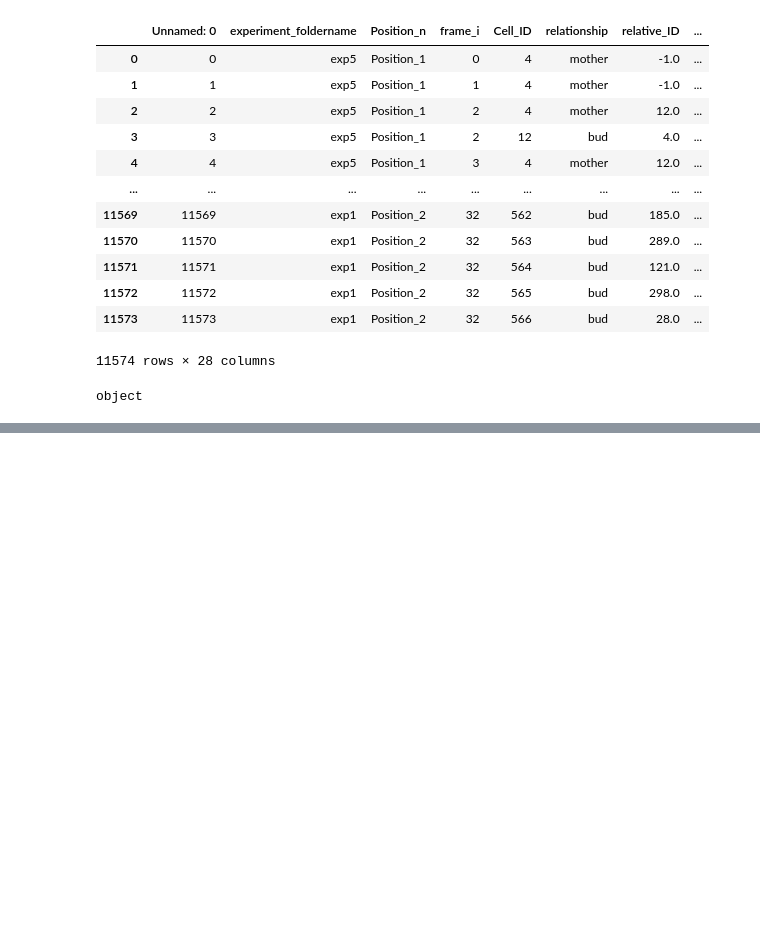
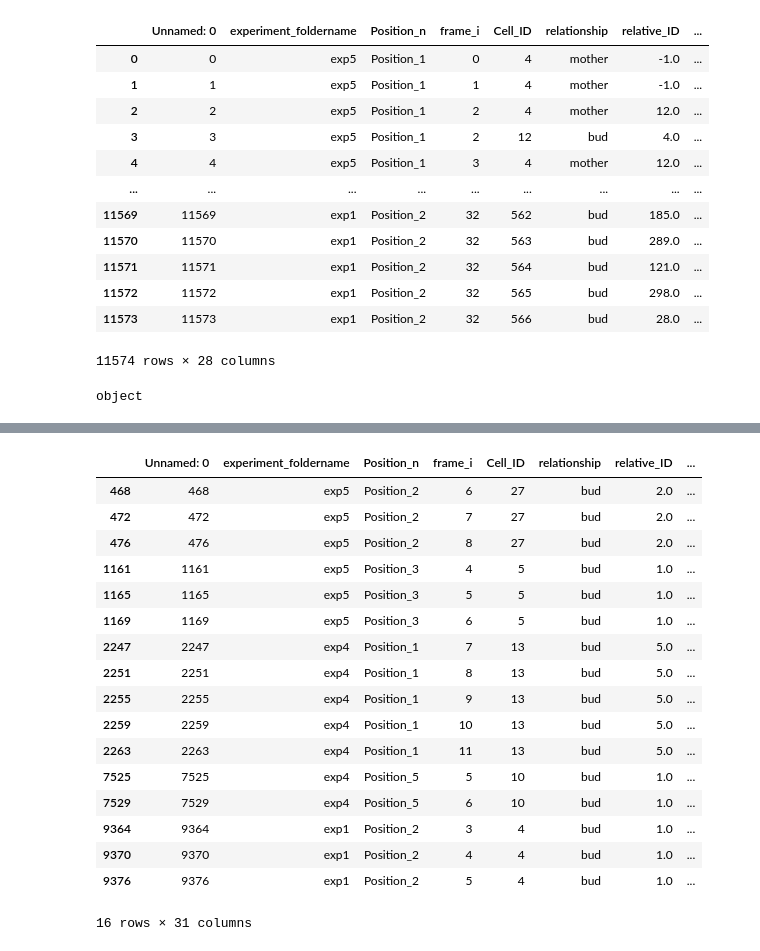
Before and after one commit to SchmollerLab/yeast_mito_segregation_with_growth_rate, a Jupyter notebook: python/data_analysis/lateral_buds.ipynb, the cells around one changed output, grey strips where cells are left out. Saved outputs shown, nothing was run; the diff lists cells and outputs as text; code cells hidden in the pictures; blank space fills up the shorter version.

```diff
--- a/python/data_analysis/lateral_buds.ipynb
+++ b/python/data_analysis/lateral_buds.ipynb
@@ -67,7 +48,12 @@ lateral_buds = [
     "exp1_Position_1_5",
     "exp1_Position_2_4",
     "exp1_Position_6_531",
-    "exp4_Position_1_5",
+    'exp5_Position_1_22',
+    'exp5_Position_2_27',
+    'exp5_Position_3_5',
+    'exp4_Position_1_13',
+    'exp4_Position_2_7',
+    'exp4_Position_5_10',
     "exp4_Position_4_1131",
     "exp4_Position_4_607",
 ]
@@ -77,6 +63,4 @@ df_lat["lateral_bud"].value_counts()
 
 df_lat["from_lateral_bud"] = np.isin(df_lat["exp_pos_cell_rel"], lateral_buds)
 df_lat["lateral_bud"].value_counts()
-
-#df_lat = df[~df['lateral_bud'].isin([True])]
 # %% [output]
@@ -138,0 +127,31 @@ Name: from_lateral_bud_lineage, dtype: int64
+# %%
+df_lateral_bud_true = df_lat[df_lat['lateral_bud']]
+
+# medial young buds
+condition1_ = (df_lateral_bud_true['time_alive'] > 0.00) & (df_lateral_bud_true['time_alive'] <= 2.00)
+# for sure buds
+condition2_ = df_lateral_bud_true['relationship'] == 'bud'
+# initial buds
+condition3_ = df_lateral_bud_true['emerg_frame_i'] <= 4.0
+
+true_lateral_buds = df_lateral_bud_true[condition1_ & condition2_ & condition3_]
+true_lateral_buds
+# %% [output]
+|  | Unnamed: 0 | experiment_foldername | Position_n | frame_i | Cell_ID | relationship | relative_ID | ... |
+| 468 | 468 | exp5 | Position_2 | 6 | 27 | bud | 2.0 | ... |
+| 472 | 472 | exp5 | Position_2 | 7 | 27 | bud | 2.0 | ... |
+| 476 | 476 | exp5 | Position_2 | 8 | 27 | bud | 2.0 | ... |
+| 1161 | 1161 | exp5 | Position_3 | 4 | 5 | bud | 1.0 | ... |
+| 1165 | 1165 | exp5 | Position_3 | 5 | 5 | bud | 1.0 | ... |
+| 1169 | 1169 | exp5 | Position_3 | 6 | 5 | bud | 1.0 | ... |
+| 2247 | 2247 | exp4 | Position_1 | 7 | 13 | bud | 5.0 | ... |
+| 2251 | 2251 | exp4 | Position_1 | 8 | 13 | bud | 5.0 | ... |
+| 2255 | 2255 | exp4 | Position_1 | 9 | 13 | bud | 5.0 | ... |
+| 2259 | 2259 | exp4 | Position_1 | 10 | 13 | bud | 5.0 | ... |
+| 2263 | 2263 | exp4 | Position_1 | 11 | 13 | bud | 5.0 | ... |
+| 7525 | 7525 | exp4 | Position_5 | 5 | 10 | bud | 1.0 | ... |
+| 7529 | 7529 | exp4 | Position_5 | 6 | 10 | bud | 1.0 | ... |
+| 9364 | 9364 | exp1 | Position_2 | 3 | 4 | bud | 1.0 | ... |
+| 9370 | 9370 | exp1 | Position_2 | 4 | 4 | bud | 1.0 | ... |
+| 9376 | 9376 | exp1 | Position_2 | 5 | 4 | bud | 1.0 | ... |
+16 rows × 31 columns
```
Also changed, not shown: parts of 18 cells of this notebook, 15 other files.
